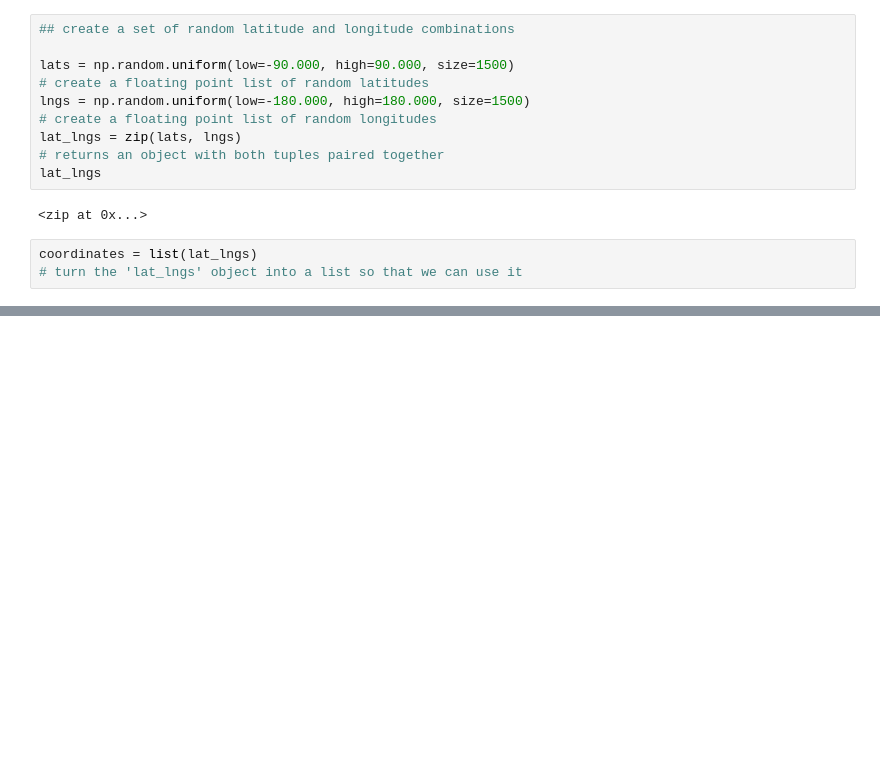
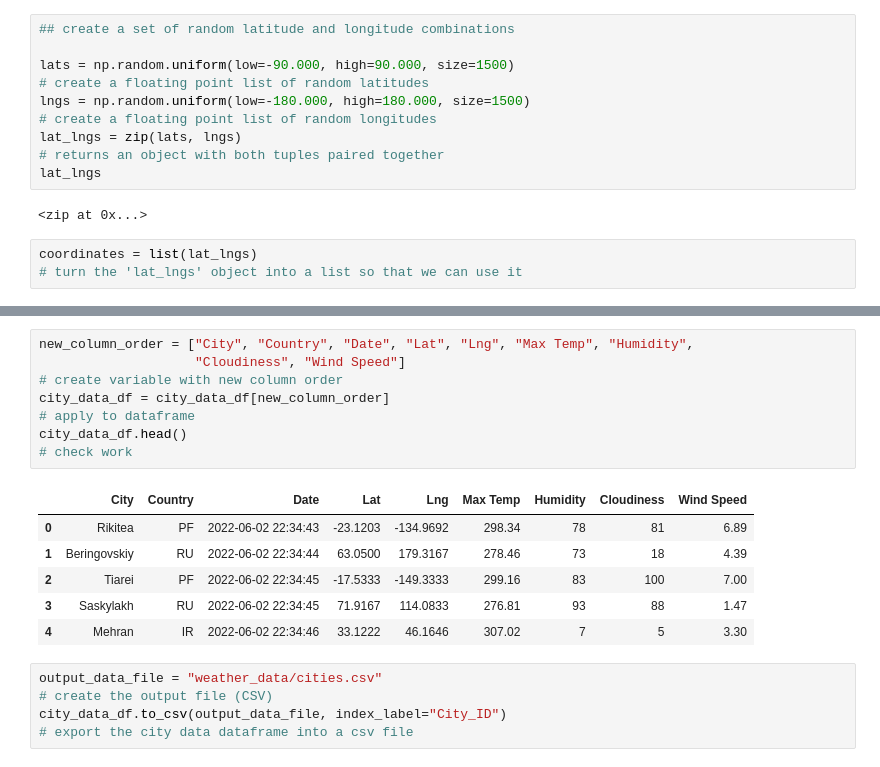
Before and after one commit to pojones/World_Weather_Analysis, a Jupyter notebook: WeatherPy.ipynb, the cells around one changed output, grey strips where cells are left out. Drawn from its saved outputs; the diff is of its cells as text; blank space fills up the shorter version.

```diff
--- a/WeatherPy.ipynb
+++ b/WeatherPy.ipynb
@@ -41,0 +225,20 @@ len(cities)
+# %%
+new_column_order = ["City", "Country", "Date", "Lat", "Lng", "Max Temp", "Humidity",
+                    "Cloudiness", "Wind Speed"]
+# create variable with new column order
+city_data_df = city_data_df[new_column_order]
+# apply to dataframe
+city_data_df.head()
+# check work
+# %% [output]
+|  | City | Country | Date | Lat | Lng | Max Temp | Humidity | Cloudiness | Wind Speed |
+| 0 | Rikitea | PF | 2022-06-02 22:34:43 | -23.1203 | -134.9692 | 298.34 | 78 | 81 | 6.89 |
+| 1 | Beringovskiy | RU | 2022-06-02 22:34:44 | 63.0500 | 179.3167 | 278.46 | 73 | 18 | 4.39 |
+| 2 | Tiarei | PF | 2022-06-02 22:34:45 | -17.5333 | -149.3333 | 299.16 | 83 | 100 | 7.00 |
+| 3 | Saskylakh | RU | 2022-06-02 22:34:45 | 71.9167 | 114.0833 | 276.81 | 93 | 88 | 1.47 |
+| 4 | Mehran | IR | 2022-06-02 22:34:46 | 33.1222 | 46.1646 | 307.02 | 7 | 5 | 3.30 |
+# %%
+output_data_file = "weather_data/cities.csv"
+# create the output file (CSV)
+city_data_df.to_csv(output_data_file, index_label="City_ID")
+# export the city data dataframe into a csv file
```
Also changed, not shown: parts of 12 cells of this notebook, 1 other file.
